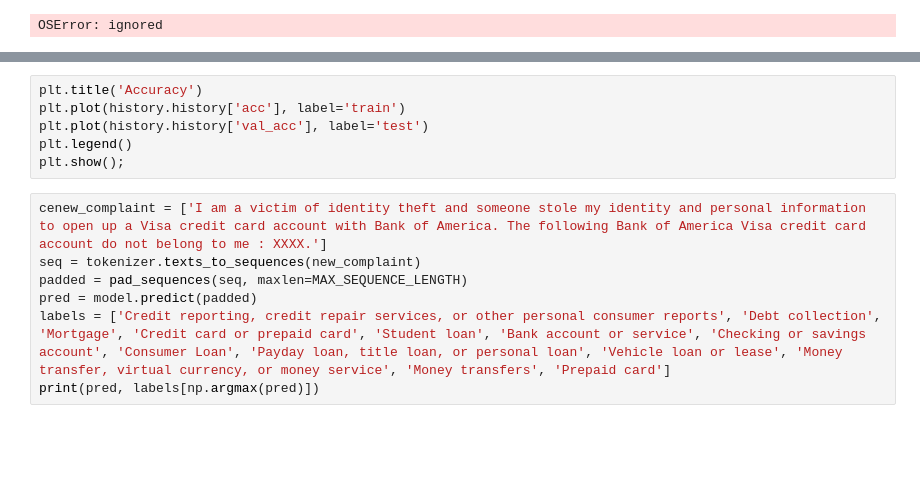
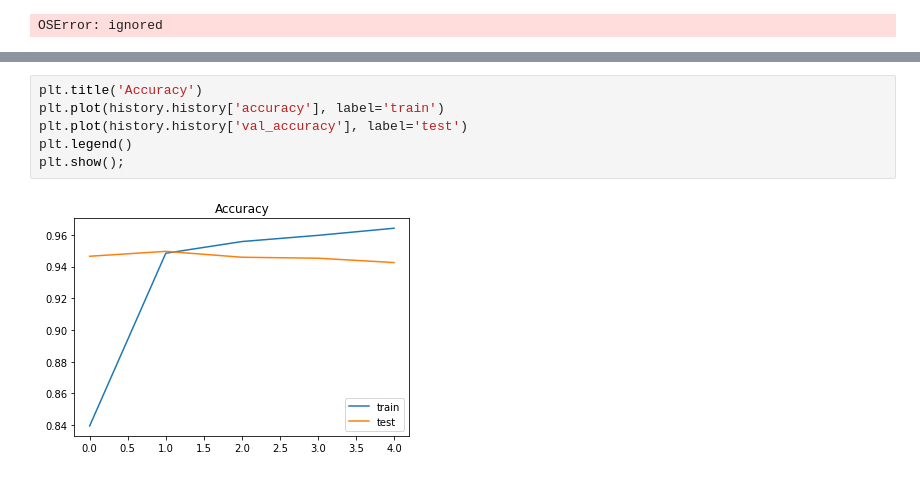
Before and after one commit to adan35/AiDreams, a Jupyter notebook: EMod_1.ipynb, the cells around one changed output, grey strips where cells are left out. Saved outputs shown, nothing was run; the diff lists cells and outputs as text; blank space fills up the shorter version.

```diff
--- a/EMod_1.ipynb
+++ b/EMod_1.ipynb
@@ -250,13 +265,8 @@ plt.show();
 # %%
 plt.title('Accuracy')
-plt.plot(history.history['acc'], label='train')
-plt.plot(history.history['val_acc'], label='test')
+plt.plot(history.history['accuracy'], label='train')
+plt.plot(history.history['val_accuracy'], label='test')
 plt.legend()
 plt.show();
+# %% [output]
+[figure, added]
-# %%
-cenew_complaint = ['I am a victim of identity theft and someone stole my identity and personal information to open up a Visa credit card account with Bank of America. The following Bank of America Visa credit card account do not belong to me : XXXX.']
-seq = tokenizer.texts_to_sequences(new_complaint)
-padded = pad_sequences(seq, maxlen=MAX_SEQUENCE_LENGTH)
-pred = model.predict(padded)
-labels = ['Credit reporting, credit repair services, or other personal consumer reports', 'Debt collection', 'Mortgage', 'Credit card or prepaid card', 'Student loan', 'Bank account or service', 'Checking or savings account', 'Consumer Loan', 'Payday loan, title loan, or personal loan', 'Vehicle loan or lease', 'Money transfer, virtual currency, or money service', 'Money transfers', 'Prepaid card']
-print(pred, labels[np.argmax(pred)])
```
Also changed, not shown: parts of 21 cells of this notebook.
